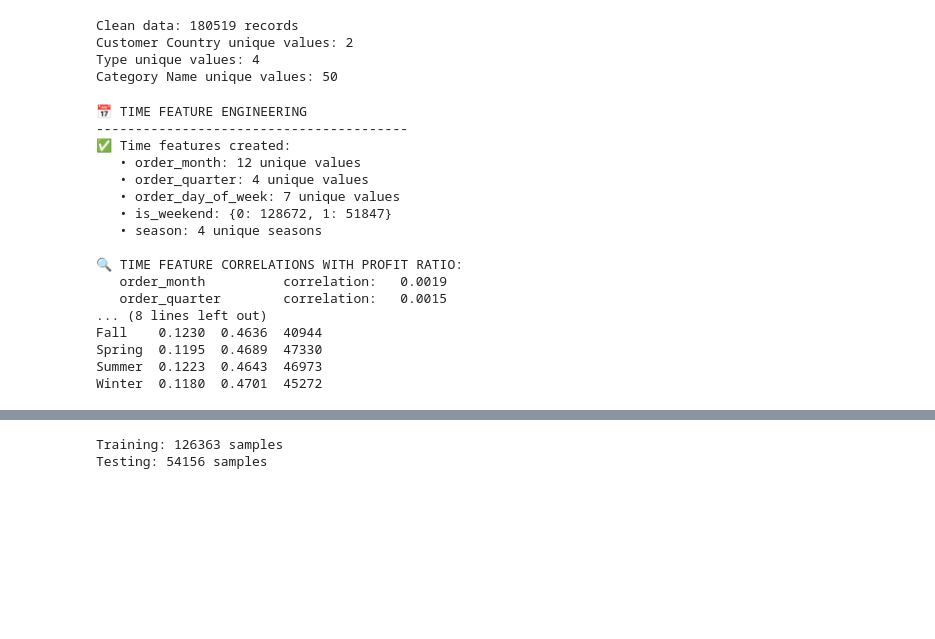
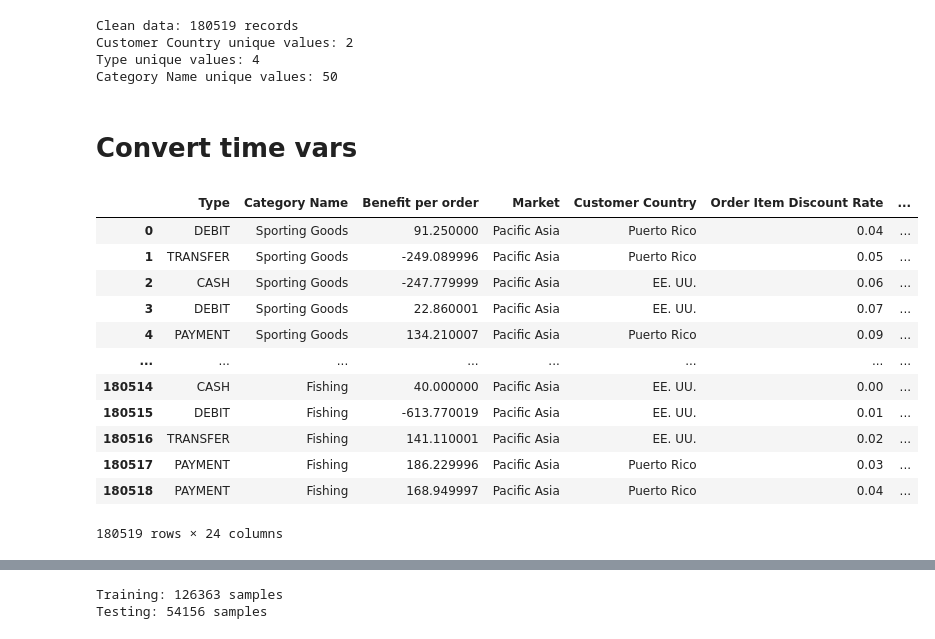
Before and after one commit to WilliamJhong/2025AAE722_William-J, a Jupyter notebook: Final Project/Profit_Prediction_Clean.ipynb, the cells around one changed output, grey strips where cells are left out. Cells and saved outputs as stored; diff of their text form; code cells hidden in the pictures; blank space fills up the shorter version.

```diff
--- a/Final Project/Profit_Prediction_Clean.ipynb
+++ b/Final Project/Profit_Prediction_Clean.ipynb
@@ -54,69 +55,46 @@ Clean data: 180519 records
 Customer Country unique values: 2
 Type unique values: 4
 Category Name unique values: 50
+# %% [markdown]
+# Convert time vars
 # %%
 # 3a. Time Feature Engineering (Before Encoding)
-print("📅 TIME FEATURE ENGINEERING")
-print("-" * 40)
 
 # Extract meaningful time components from order date
 model_data['order_month'] = model_data['order date (DateOrders)'].dt.month
 model_data['order_quarter'] = model_data['order date (DateOrders)'].dt.quarter
 model_data['order_day_of_week'] = model_data['order date (DateOrders)'].dt.dayofweek
-model_data['order_day_of_year'] = model_data['order date (DateOrders)'].dt.dayofyear
-model_data['order_week_of_year'] = model_data['order date (DateOrders)'].dt.isocalendar().week
+
 
 # Business-relevant time features
 model_data['is_weekend'] = (model_data['order_day_of_week'] >= 5).astype(int)
 model_data['is_month_end'] = (model_data['order date (DateOrders)'].dt.day >= 28).astype(int)
 model_data['is_quarter_end'] = model_data['order_month'].isin([3, 6, 9, 12]).astype(int)
 
 # Seasonal categories
 def get_season(month):
     if month in [12, 1, 2]:
         return 'Winter'
     elif month in [3, 4, 5]:
         return 'Spring'
     elif month in [6, 7, 8]:
         return 'Summer'
     else:
         return 'Fall'
 
 model_data['season'] = model_data['order_month'].apply(get_season)
-
-print("✅ Time features created:")
-print(f"   • order_month: {model_data['order_month'].nunique()} unique values")
-print(f"   • order_quarter: {model_data['order_quarter'].nunique()} unique values")
-print(f"   • order_day_of_week: {model_data['order_day_of_week'].nunique()} unique values")
-print(f"   • is_weekend: {model_data['is_weekend'].value_counts().to_dict()}")
-print(f"   • season: {model_data['season'].nunique()} unique seasons")
-
-# Quick correlation analysis with target
-time_features = ['order_month', 'order_quarter', 'order_day_of_week', 'is_weekend', 'is_month_end', 'is_quarter_end']
-print(f"\n🔍 TIME FEATURE CORRELATIONS WITH PROFIT RATIO:")
-for feature in time_features:
-    correlation = model_data[feature].corr(model_data['Order Item Profit Ratio'])
-    print(f"   {feature:<20} correlation: {correlation:>8.4f}")
-
-# Check seasonal profit patterns
-seasonal_profit = model_data.groupby('season')['Order Item Profit Ratio'].agg(['mean', 'std', 'count'])
-print(f"\n📊 SEASONAL PROFIT PATTERNS:")
-print(seasonal_profit.round(4))
+model_data
 # %% [output]
+|  | Type | Category Name | Benefit per order | Market | Customer Country | Order Item Discount Rate | ... |
+| 0 | DEBIT | Sporting Goods | 91.250000 | Pacific Asia | Puerto Rico | 0.04 | ... |
+| 1 | TRANSFER | Sporting Goods | -249.089996 | Pacific Asia | Puerto Rico | 0.05 | ... |
+| 2 | CASH | Sporting Goods | -247.779999 | Pacific Asia | EE. UU. | 0.06 | ... |
+| 3 | DEBIT | Sporting Goods | 22.860001 | Pacific Asia | EE. UU. | 0.07 | ... |
+| 4 | PAYMENT | Sporting Goods | 134.210007 | Pacific Asia | Puerto Rico | 0.09 | ... |
+| ... | ... | ... | ... | ... | ... | ... | ... |
+| 180514 | CASH | Fishing | 40.000000 | Pacific Asia | EE. UU. | 0.00 | ... |
+| 180515 | DEBIT | Fishing | -613.770019 | Pacific Asia | EE. UU. | 0.01 | ... |
+| 180516 | TRANSFER | Fishing | 141.110001 | Pacific Asia | EE. UU. | 0.02 | ... |
+| 180517 | PAYMENT | Fishing | 186.229996 | Pacific Asia | Puerto Rico | 0.03 | ... |
+| 180518 | PAYMENT | Fishing | 168.949997 | Pacific Asia | Puerto Rico | 0.04 | ... |
-📅 TIME FEATURE ENGINEERING
-----------------------------------------
-✅ Time features created:
-   • order_month: 12 unique values
-   • order_quarter: 4 unique values
-   • order_day_of_week: 7 unique values
-   • is_weekend: {0: 128672, 1: 51847}
-   • season: 4 unique seasons
-
-🔍 TIME FEATURE CORRELATIONS WITH PROFIT RATIO:
-   order_month          correlation:   0.0019
-   order_quarter        correlation:   0.0015
-... (8 lines left out)
-Fall    0.1230  0.4636  40944
-Spring  0.1195  0.4689  47330
-Summer  0.1223  0.4643  46973
-Winter  0.1180  0.4701  45272
+180519 rows × 24 columns
```
Also changed, not shown: parts of 31 cells of this notebook, 2 other files.
